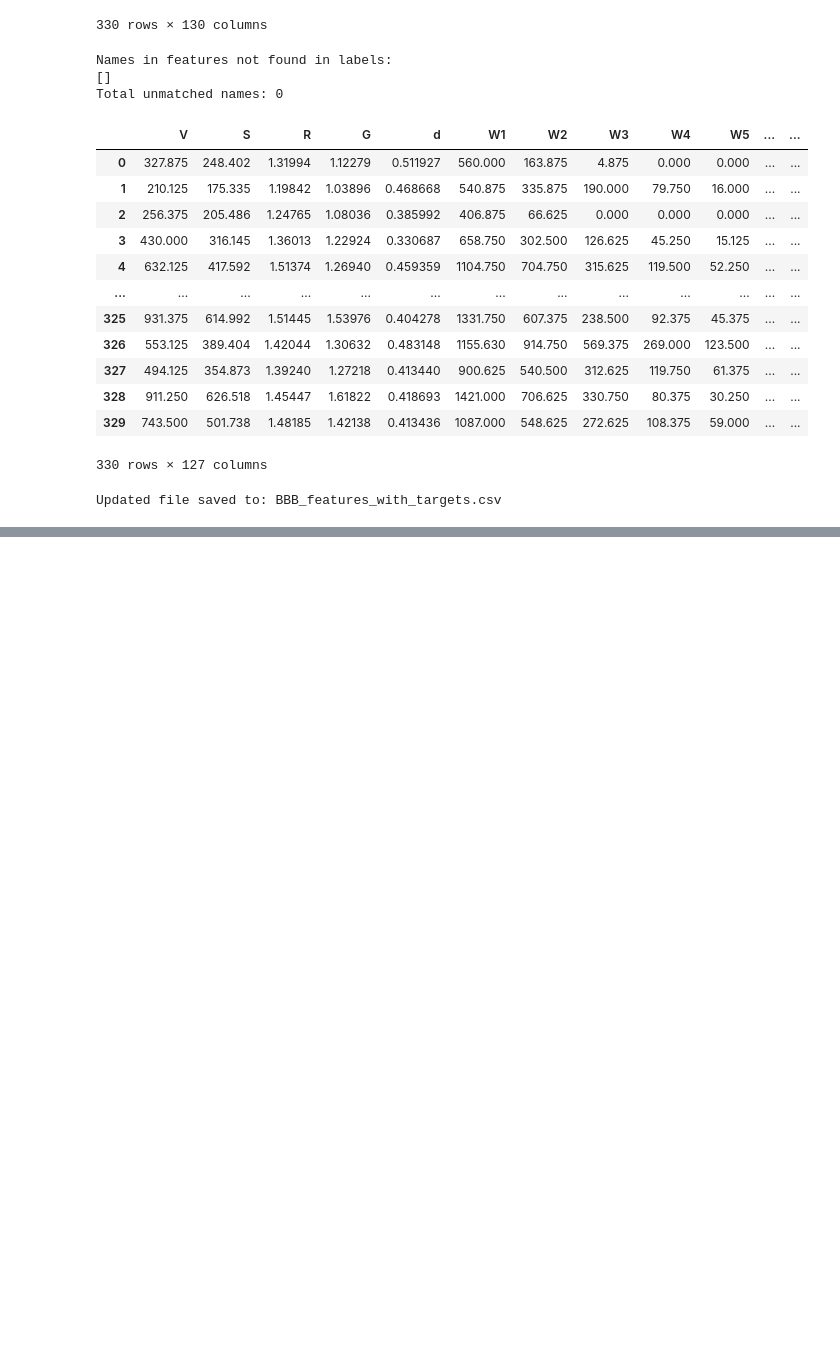
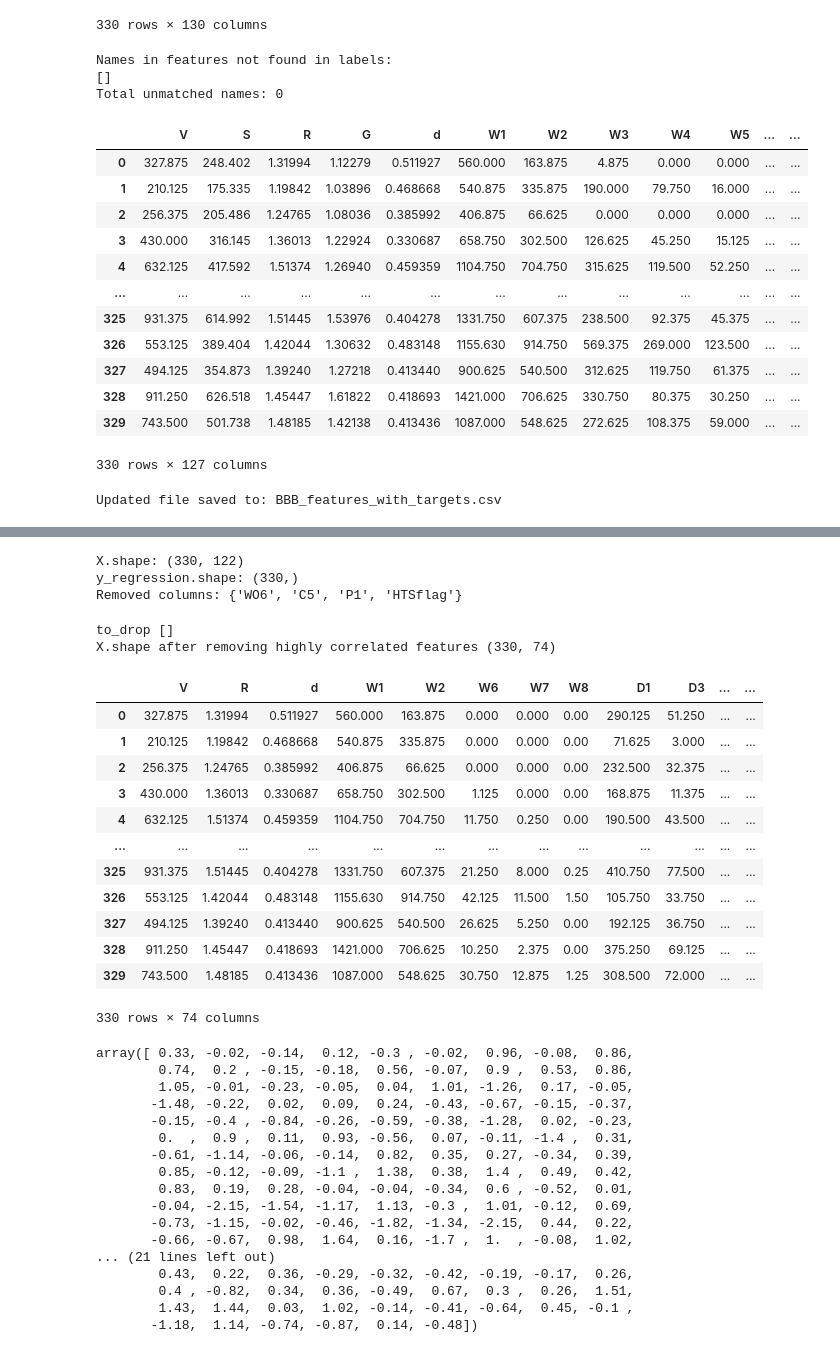
Before and after one commit to Dadoyen2/RF-classification_ANN_RF_regression-_for-_BBB-permeation, a Jupyter notebook: RF_regression_in_progress.ipynb, the cells around one changed output, grey strips where cells are left out. Saved outputs shown, nothing was run; the diff lists cells and outputs as text; code cells hidden in the pictures; blank space fills up the shorter version.

```diff
--- a/RF_regression_in_progress.ipynb
+++ b/RF_regression_in_progress.ipynb
@@ -205,0 +158,4 @@ ValueError: Length of values (331) does not match length of index (330)
+# %%
+New_features = "/content/BBB_features_with_targets.csv"
+BBB_features_target = pd.read_csv(New_features)
+display(BBB_features_target)
@@ -205,0 +176,70 @@ ValueError: Length of values (331) does not match length of index (330)
+# %%
+# Select features (all columns except the last) and the target (last column)
+X = BBB_features_target.iloc[:, :-1]
+y_regression = BBB_features_target.iloc[:, -1].values
+
+# Store original column names for comparison
+original_columns = X.columns
+
+# Remove columns with constant values
+X = X.loc[:, (X != X.iloc[0]).any()]
+removed_constant_columns = set(original_columns) - set(X.columns)
+
+# Remove duplicate columns
+X = X.T.drop_duplicates().T
+removed_duplicate_columns = set(original_columns) - set(X.columns) - removed_constant_columns
+
+# Combine removed columns for reporting
+removed_columns = removed_constant_columns | removed_duplicate_columns
+
+# Check the shapes of X and y
+print('X.shape:', X.shape)
+print('y_regression.shape:', y_regression.shape)
+print('Removed columns:', removed_columns)
+# %% [output]
+X.shape: (330, 122)
+y_regression.shape: (330,)
+Removed columns: {'WO6', 'C5', 'P1', 'HTSflag'}
+# %%
+# remove the highly correalted features
+corr_matrix = X.corr().abs()
+upper = corr_matrix.where(np.triu(np.ones(corr_matrix.shape), k=1).astype(bool))
+to_drop = [column for column in upper.columns if any(upper[column] > 0.95)]
+X = X.drop(X[to_drop], axis=1)
+print('to_drop', to_drop)
+print('X.shape after removing highly correlated features', X.shape)
+display(X)
+display(y_regression)
+# %% [output]
+to_drop []
+X.shape after removing highly correlated features (330, 74)
+|  | V | R | d | W1 | W2 | W6 | W7 | W8 | D1 | D3 | ... | ... |
+| 0 | 327.875 | 1.31994 | 0.511927 | 560.000 | 163.875 | 0.000 | 0.000 | 0.00 | 290.125 | 51.250 | ... | ... |
+| 1 | 210.125 | 1.19842 | 0.468668 | 540.875 | 335.875 | 0.000 | 0.000 | 0.00 | 71.625 | 3.000 | ... | ... |
+| 2 | 256.375 | 1.24765 | 0.385992 | 406.875 | 66.625 | 0.000 | 0.000 | 0.00 | 232.500 | 32.375 | ... | ... |
+| 3 | 430.000 | 1.36013 | 0.330687 | 658.750 | 302.500 | 1.125 | 0.000 | 0.00 | 168.875 | 11.375 | ... | ... |
+| 4 | 632.125 | 1.51374 | 0.459359 | 1104.750 | 704.750 | 11.750 | 0.250 | 0.00 | 190.500 | 43.500 | ... | ... |
+| ... | ... | ... | ... | ... | ... | ... | ... | ... | ... | ... | ... | ... |
+| 325 | 931.375 | 1.51445 | 0.404278 | 1331.750 | 607.375 | 21.250 | 8.000 | 0.25 | 410.750 | 77.500 | ... | ... |
+| 326 | 553.125 | 1.42044 | 0.483148 | 1155.630 | 914.750 | 42.125 | 11.500 | 1.50 | 105.750 | 33.750 | ... | ... |
+| 327 | 494.125 | 1.39240 | 0.413440 | 900.625 | 540.500 | 26.625 | 5.250 | 0.00 | 192.125 | 36.750 | ... | ... |
+| 328 | 911.250 | 1.45447 | 0.418693 | 1421.000 | 706.625 | 10.250 | 2.375 | 0.00 | 375.250 | 69.125 | ... | ... |
+| 329 | 743.500 | 1.48185 | 0.413436 | 1087.000 | 548.625 | 30.750 | 12.875 | 1.25 | 308.500 | 72.000 | ... | ... |
+330 rows × 74 columns
+array([ 0.33, -0.02, -0.14,  0.12, -0.3 , -0.02,  0.96, -0.08,  0.86,
+        0.74,  0.2 , -0.15, -0.18,  0.56, -0.07,  0.9 ,  0.53,  0.86,
+        1.05, -0.01, -0.23, -0.05,  0.04,  1.01, -1.26,  0.17, -0.05,
+       -1.48, -0.22,  0.02,  0.09,  0.24, -0.43, -0.67, -0.15, -0.37,
+       -0.15, -0.4 , -0.84, -0.26, -0.59, -0.38, -1.28,  0.02, -0.23,
+        0.  ,  0.9 ,  0.11,  0.93, -0.56,  0.07, -0.11, -1.4 ,  0.31,
+       -0.61, -1.14, -0.06, -0.14,  0.82,  0.35,  0.27, -0.34,  0.39,
+        0.85, -0.12, -0.09, -1.1 ,  1.38,  0.38,  1.4 ,  0.49,  0.42,
+        0.83,  0.19,  0.28, -0.04, -0.04, -0.34,  0.6 , -0.52,  0.01,
+       -0.04, -2.15, -1.54, -1.17,  1.13, -0.3 ,  1.01, -0.12,  0.69,
+       -0.73, -1.15, -0.02, -0.46, -1.82, -1.34, -2.15,  0.44,  0.22,
+       -0.66, -0.67,  0.98,  1.64,  0.16, -1.7 ,  1.  , -0.08,  1.02,
+... (21 lines left out)
+        0.43,  0.22,  0.36, -0.29, -0.32, -0.42, -0.19, -0.17,  0.26,
+        0.4 , -0.82,  0.34,  0.36, -0.49,  0.67,  0.3 ,  0.26,  1.51,
+        1.43,  1.44,  0.03,  1.02, -0.14, -0.41, -0.64,  0.45, -0.1 ,
+       -1.18,  1.14, -0.74, -0.87,  0.14, -0.48])
```
Also changed, not shown: parts of 17 cells of this notebook.
